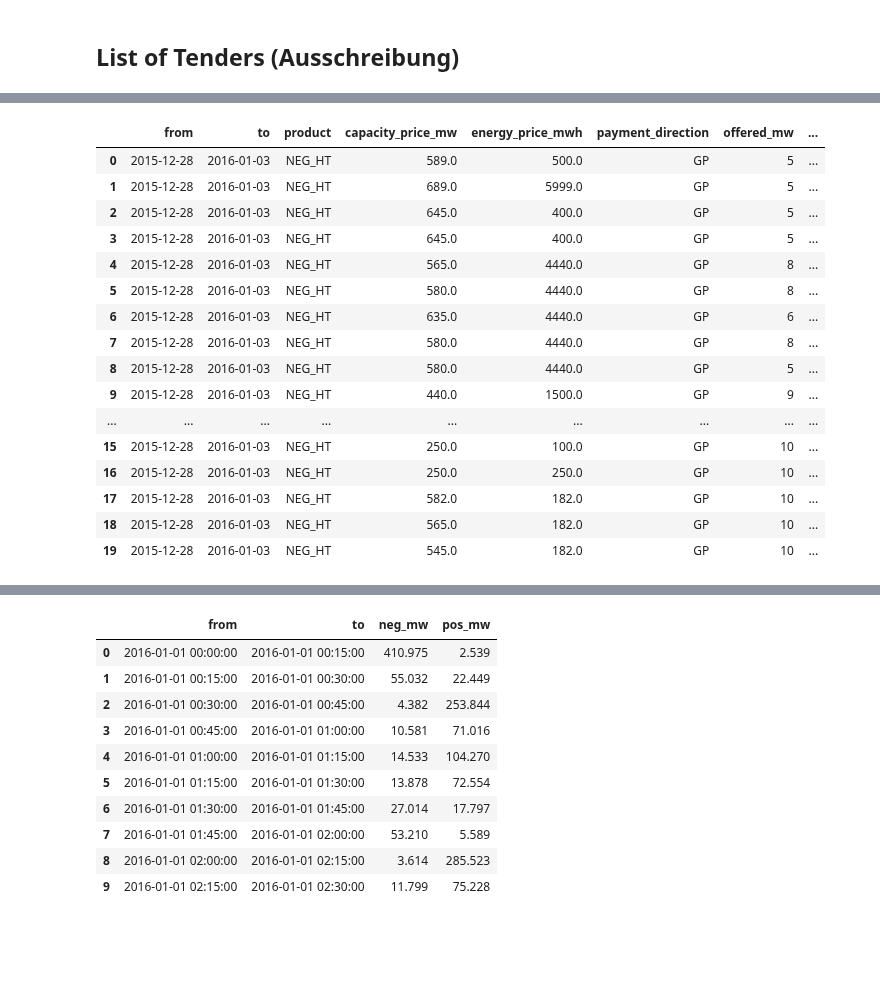
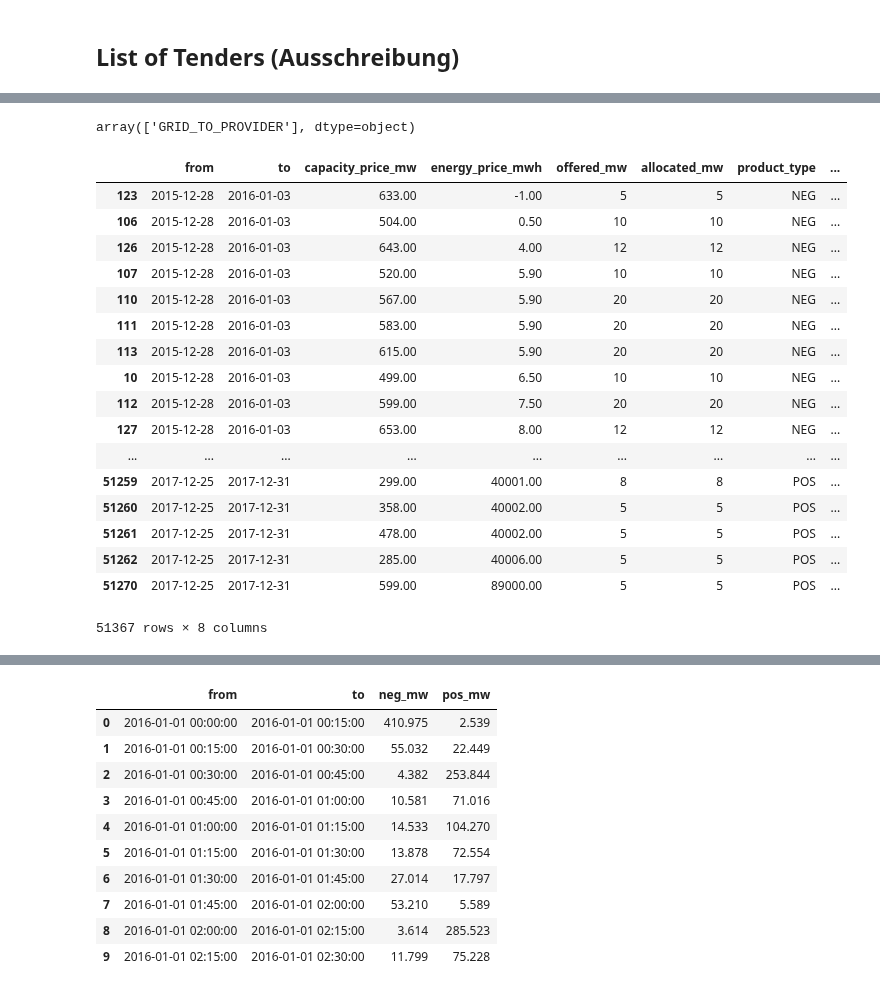
Before and after one commit to indyfree/FleetSim, a Jupyter notebook: notebooks/03-Electricity-Markets.ipynb, the cells around one changed output, grey strips where cells are left out. Cells and saved outputs as stored; diff of their text form; code cells hidden in the pictures; blank space fills up the shorter version.

```diff
--- a/notebooks/03-Electricity-Markets.ipynb
+++ b/notebooks/03-Electricity-Markets.ipynb
@@ -47,25 +35,39 @@ df_tenders.head(20)
 # %%
-df_results = pd.read_csv("../data/raw/results_2016_2017.csv", sep=';', index_col=False,
+df_results = pd.read_csv("../data/raw/balancing/results_2016_2017.csv", sep=';', index_col=False,
                      dayfirst=True, parse_dates=[0, 1], infer_datetime_format=True, decimal=',')
+
 df_results.drop(['TYPE_OF_RESERVES', 'COUNTRY'], inplace=True, axis=1)
 df_results.columns = ['from', 'to', 'product', 'capacity_price_mw','energy_price_mwh', 'payment_direction', 'offered_mw', 'allocated_mw']
-df_results['payment_direction'].replace(['GRID_TO_PROVIDER', 'PROVIDER_TO_GRID'], ['GP', 'PG'], inplace=True)
-df_results.head(20)
+
+df_results = pd.concat([df_results, pd.DataFrame(df_results["product"].str.split('_',1).tolist(),
+                                   columns = ['product_type','product_time'])], axis = 1)
+df_results.drop('product', axis=1, inplace=True)
-# %% [output]
-|  | from | to | product | capacity_price_mw | energy_price_mwh | payment_direction | offered_mw | ... |
-| 0 | 2015-12-28 | 2016-01-03 | NEG_HT | 589.0 | 500.0 | GP | 5 | ... |
-| 1 | 2015-12-28 | 2016-01-03 | NEG_HT | 689.0 | 5999.0 | GP | 5 | ... |
-| 2 | 2015-12-28 | 2016-01-03 | NEG_HT | 645.0 | 400.0 | GP | 5 | ... |
-| 3 | 2015-12-28 | 2016-01-03 | NEG_HT | 645.0 | 400.0 | GP | 5 | ... |
-| 4 | 2015-12-28 | 2016-01-03 | NEG_HT | 565.0 | 4440.0 | GP | 8 | ... |
-| 5 | 2015-12-28 | 2016-01-03 | NEG_HT | 580.0 | 4440.0 | GP | 8 | ... |
-| 6 | 2015-12-28 | 2016-01-03 | NEG_HT | 635.0 | 4440.0 | GP | 6 | ... |
-| 7 | 2015-12-28 | 2016-01-03 | NEG_HT | 580.0 | 4440.0 | GP | 8 | ... |
-| 8 | 2015-12-28 | 2016-01-03 | NEG_HT | 580.0 | 4440.0 | GP | 5 | ... |
-| 9 | 2015-12-28 | 2016-01-03 | NEG_HT | 440.0 | 1500.0 | GP | 9 | ... |
-| ... | ... | ... | ... | ... | ... | ... | ... | ... |
-| 15 | 2015-12-28 | 2016-01-03 | NEG_HT | 250.0 | 100.0 | GP | 10 | ... |
-| 16 | 2015-12-28 | 2016-01-03 | NEG_HT | 250.0 | 250.0 | GP | 10 | ... |
-| 17 | 2015-12-28 | 2016-01-03 | NEG_HT | 582.0 | 182.0 | GP | 10 | ... |
-| 18 | 2015-12-28 | 2016-01-03 | NEG_HT | 565.0 | 182.0 | GP | 10 | ... |
-| 19 | 2015-12-28 | 2016-01-03 | NEG_HT | 545.0 | 182.0 | GP | 10 | ... |
+# %%
+# Check for negative payment direction in positive control reserve
+df_results.loc[df_results["product_type"] == "POS"]["payment_direction"].unique()
+# %% [output]
+array(['GRID_TO_PROVIDER'], dtype=object)
+# %%
+# Make energy prices negative where provider has to pay for energy
+df_results.loc[df_results['payment_direction'] == 'PROVIDER_TO_GRID',['energy_price_mwh']] = df_results['energy_price_mwh'] * (-1)
+df_results.drop(["payment_direction"], axis=1, inplace=True)
+df_results.sort_values(['from', 'product_type', 'product_time', 'energy_price_mwh'])
+# %% [output]
+|  | from | to | capacity_price_mw | energy_price_mwh | offered_mw | allocated_mw | product_type | ... |
+| 123 | 2015-12-28 | 2016-01-03 | 633.00 | -1.00 | 5 | 5 | NEG | ... |
+| 106 | 2015-12-28 | 2016-01-03 | 504.00 | 0.50 | 10 | 10 | NEG | ... |
+| 126 | 2015-12-28 | 2016-01-03 | 643.00 | 4.00 | 12 | 12 | NEG | ... |
+| 107 | 2015-12-28 | 2016-01-03 | 520.00 | 5.90 | 10 | 10 | NEG | ... |
+| 110 | 2015-12-28 | 2016-01-03 | 567.00 | 5.90 | 20 | 20 | NEG | ... |
+| 111 | 2015-12-28 | 2016-01-03 | 583.00 | 5.90 | 20 | 20 | NEG | ... |
+| 113 | 2015-12-28 | 2016-01-03 | 615.00 | 5.90 | 20 | 20 | NEG | ... |
+| 10 | 2015-12-28 | 2016-01-03 | 499.00 | 6.50 | 10 | 10 | NEG | ... |
+| 112 | 2015-12-28 | 2016-01-03 | 599.00 | 7.50 | 20 | 20 | NEG | ... |
+| 127 | 2015-12-28 | 2016-01-03 | 653.00 | 8.00 | 12 | 12 | NEG | ... |
+| ... | ... | ... | ... | ... | ... | ... | ... | ... |
+| 51259 | 2017-12-25 | 2017-12-31 | 299.00 | 40001.00 | 8 | 8 | POS | ... |
+| 51260 | 2017-12-25 | 2017-12-31 | 358.00 | 40002.00 | 5 | 5 | POS | ... |
+| 51261 | 2017-12-25 | 2017-12-31 | 478.00 | 40002.00 | 5 | 5 | POS | ... |
+| 51262 | 2017-12-25 | 2017-12-31 | 285.00 | 40006.00 | 5 | 5 | POS | ... |
+| 51270 | 2017-12-25 | 2017-12-31 | 599.00 | 89000.00 | 5 | 5 | POS | ... |
+51367 rows × 8 columns
```
Also changed, not shown: parts of 18 cells of this notebook, 1 other file.
